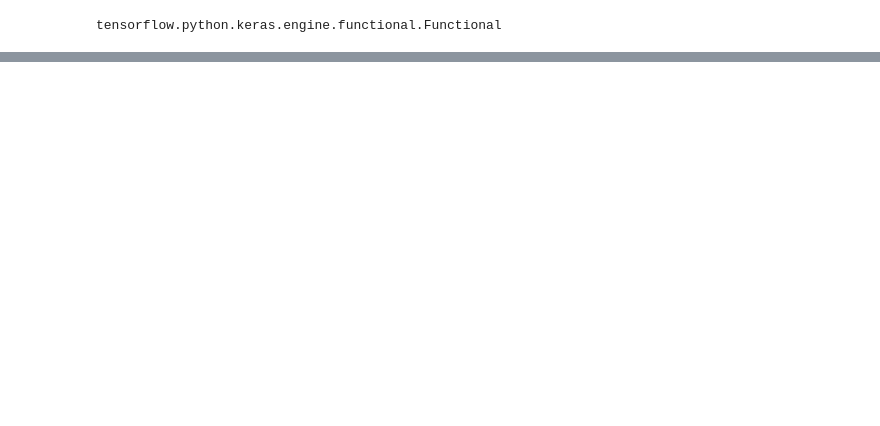
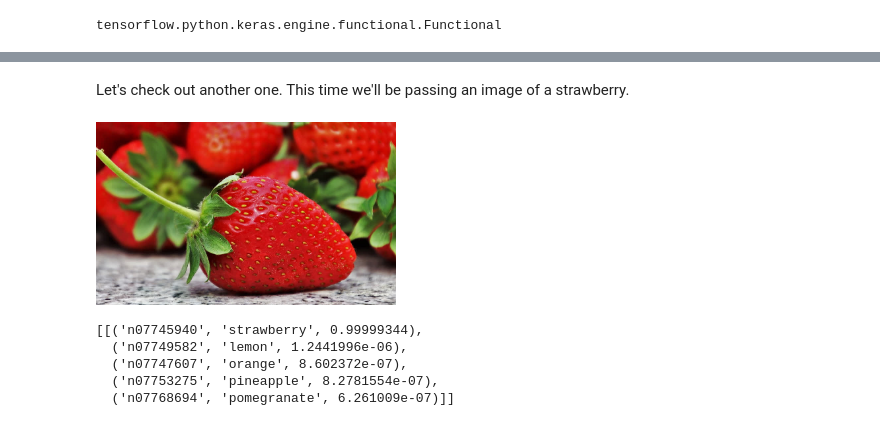
Before and after one commit to M-Ghodrat/CS-Tutorial, a Jupyter notebook: Extra/Keras.ipynb, the cells around one changed output, grey strips where cells are left out. Drawn from its saved outputs; the diff is of its cells as text; code cells hidden in the pictures; blank space fills up the shorter version.

```diff
--- a/Extra/Keras.ipynb
+++ b/Extra/Keras.ipynb
@@ -962,0 +1661,17 @@ import matplotlib.pyplot as plt
+# %% [markdown]
+Let's check out another one. This time we'll be passing an image of a strawberry.
+# %%
+Image(filename='../../Image-Classification/data/MobileNet-samples/3.PNG', width=300,height=200)
+# %% [output]
+[figure, added]
+# %%
+preprocessed_image = prepare_image('3.PNG')
+predictions = mobile.predict(preprocessed_image)
+results = imagenet_utils.decode_predictions(predictions)
+results
+# %% [output]
+[[('n07745940', 'strawberry', 0.99999344),
+  ('n07749582', 'lemon', 1.2441996e-06),
+  ('n07747607', 'orange', 8.602372e-07),
+  ('n07753275', 'pineapple', 8.2781554e-07),
+  ('n07768694', 'pomegranate', 6.261009e-07)]]
```
Also changed, not shown: parts of 195 cells of this notebook.
